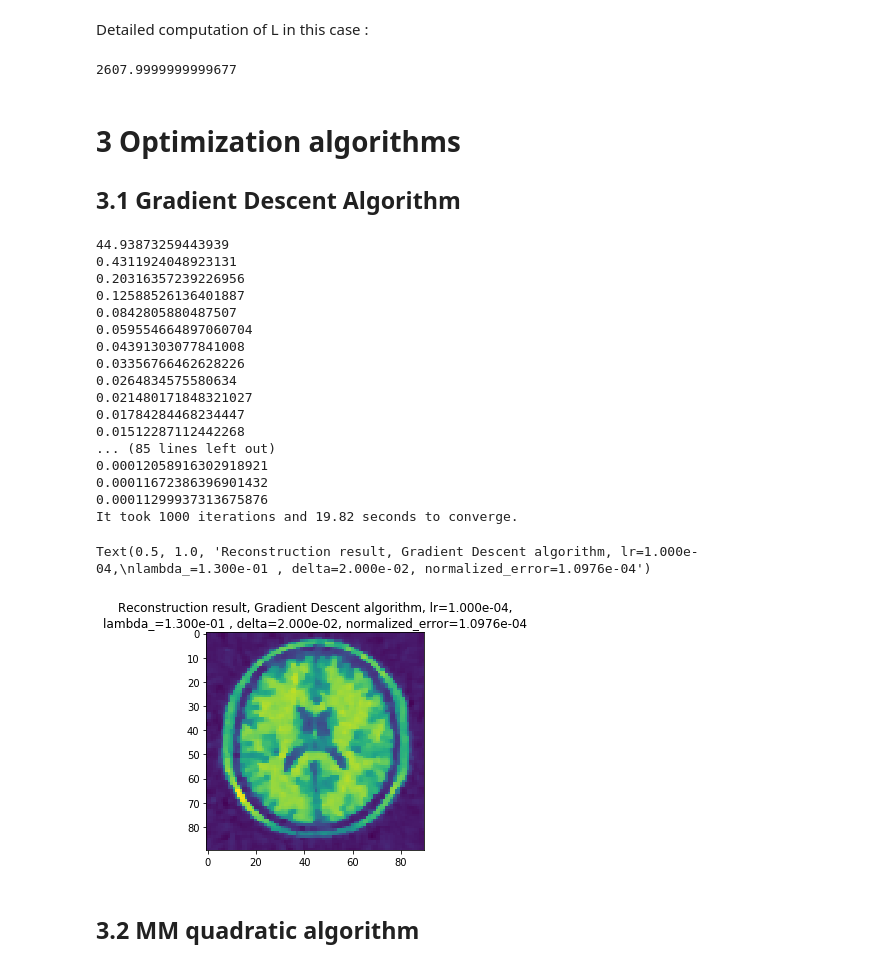
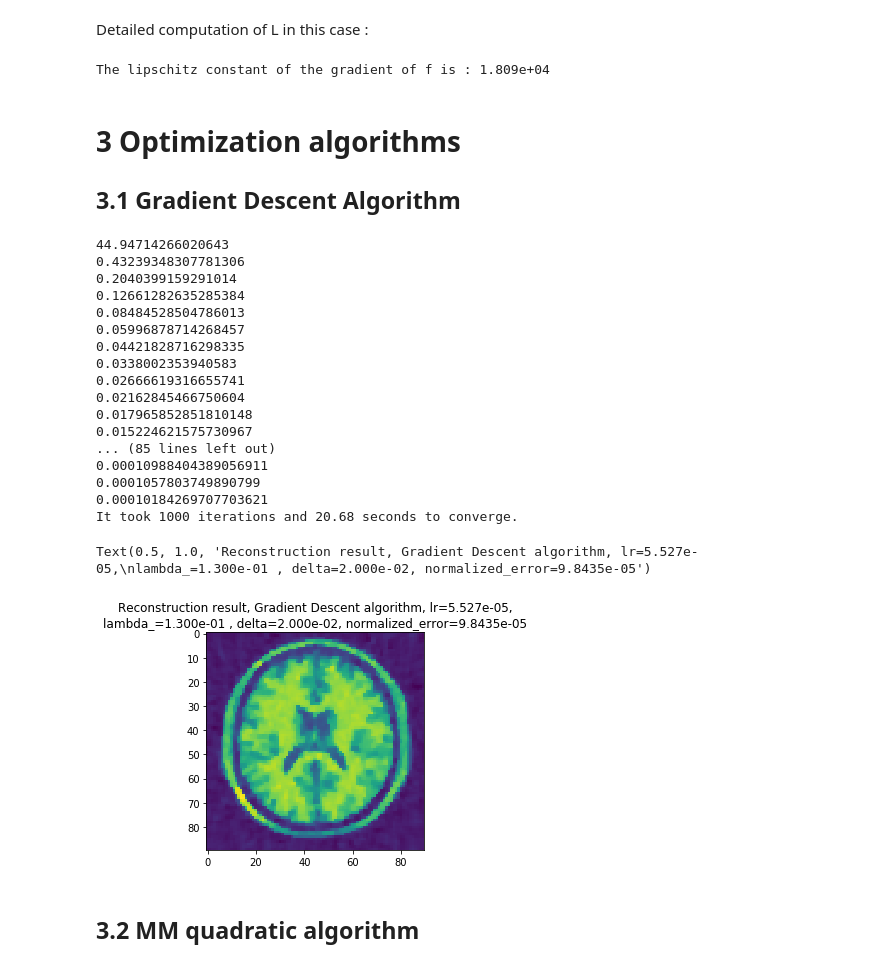
Before and after one commit to EmmanuelJhno/LabsLargeScaleDistributedOptimization, a Jupyter notebook: LSD_TPn3_Rauby_Jehanno.ipynb, the cells around one changed output. Cells and saved outputs as stored; diff of their text form; code cells hidden in the pictures.

Commit message:
correction of the lipschitz computation

```diff
--- a/LSD_TPn3_Rauby_Jehanno.ipynb
+++ b/LSD_TPn3_Rauby_Jehanno.ipynb
@@ -74,7 +72,12 @@ def sparse_norm(matrix):
-# %%
-sparse_norm(H)**2 + (0.13/(0.02**2))*sparse_norm(G)**2
-# %% [output]
-2607.9999999999677
+# %%
+def lipschitz_constant(G,H, lambda_=0.13, delta=0.02):
+    _, singular_value_G, _ = svds(G)
+    _, singular_value_H, _ = svds(H)
+    return(max(singular_value_H) ** 2 + (lambda_ / (delta ** 2 )) * (max(singular_value_G)**2))
+# %%
+print("The lipschitz constant of the gradient of f is : {:.3e}".format(lipschitz_constant(G,H)))
+# %% [output]
+The lipschitz constant of the gradient of f is : 1.809e+04
 # %% [markdown]
 # 3 Optimization algorithms
 ## 3.1 Gradient Descent Algorithm
@@ -82,58 +85,57 @@ sparse_norm(H)**2 + (0.13/(0.02**2))*sparse_norm(G)**2
 M, N = 90 * 180, 90 * 90
 x_0 = np.zeros((N,1))
 # %%
-learning_rate = 1e-4 ## switch to numerical expression of the lipshitz constant of the gradient
+learning_rate = 1/lipschitz_constant(G,H)
 def grad_desc(lambda_=lambda_, delta=delta, learning_rate=1e-4, eps=1e-6, max_iter=1000):
     history = []
     x_n = x_0.copy()
     converged = False
     itr = 0
     begin = time.time()
     while itr < max_iter and not converged :
         grad = grad_f(x_n)
         x_n1 = x_n - learning_rate * grad
         #new_norm = np.sum(np.abs(x_n1 - x_n))
         new_norm = np.linalg.norm(x_n1 - x_n, ord='fro')
         history.append(new_norm)
         if new_norm < 1e-6 * np.linalg.norm(x_n, ord='fro'):#np.sum(np.abs(x_n)) :
             converged = True
         if itr % 10 == 0:
             print(new_norm)
         x_n = x_n1.copy()
         itr+=1
 
     end = time.time()
     print('It took {0} iterations and {1:.2f} seconds to converge.'.format(itr,end-begin))
 
     return x_n, new_norm, history
 
 x_rec_GD, norm_GD, history_GD = grad_desc()
 x_rec_GD_view = x_rec_GD.reshape((90,90), order='F')
-rec_error = new_norm
 fg, ax = plt.subplots(1,1)
 ax.imshow(x_rec_GD_view)
 ax.set_title('Reconstruction result, Gradient Descent algorithm, lr={0:.3e},'.format(learning_rate)
              +'\nlambda_={0:.3e} , delta={1:.3e}, normalized_error={2:.4e}'.format(lambda_, delta, norm_GD))
 # %% [output]
-44.93873259443939
-0.4311924048923131
-0.20316357239226956
-0.12588526136401887
-0.0842805880487507
-0.059554664897060704
-0.04391303077841008
-0.03356766462628226
-0.0264834575580634
-0.021480171848321027
-0.01784284468234447
-0.01512287112442268
+44.94714266020643
+0.43239348307781306
+0.2040399159291014
+0.12661282635285384
+0.08484528504786013
+0.05996878714268457
+0.04421828716298335
+0.0338002353940583
+0.02666619316655741
+0.02162845466750604
+0.017965852851810148
+0.015224621575730967
 ... (85 lines left out)
-0.00012058916302918921
-0.00011672386396901432
-0.00011299937313675876
-It took 1000 iterations and 19.82 seconds to converge.
+0.00010988404389056911
+0.0001057803749890799
+0.00010184269707703621
+It took 1000 iterations and 20.68 seconds to converge.
-Text(0.5, 1.0, 'Reconstruction result, Gradient Descent algorithm, lr=1.000e-04,\nlambda_=1.300e-01 , delta=2.000e-02, normalized_error=1.0976e-04')
+Text(0.5, 1.0, 'Reconstruction result, Gradient Descent algorithm, lr=5.527e-05,\nlambda_=1.300e-01 , delta=2.000e-02, normalized_error=9.8435e-05')
-[figure, old version]
+[figure, new version]
 # %% [markdown]
 ## 3.2 MM quadratic algorithm
 # %% [markdown]
```
Also changed, not shown: parts of 6 cells of this notebook.
